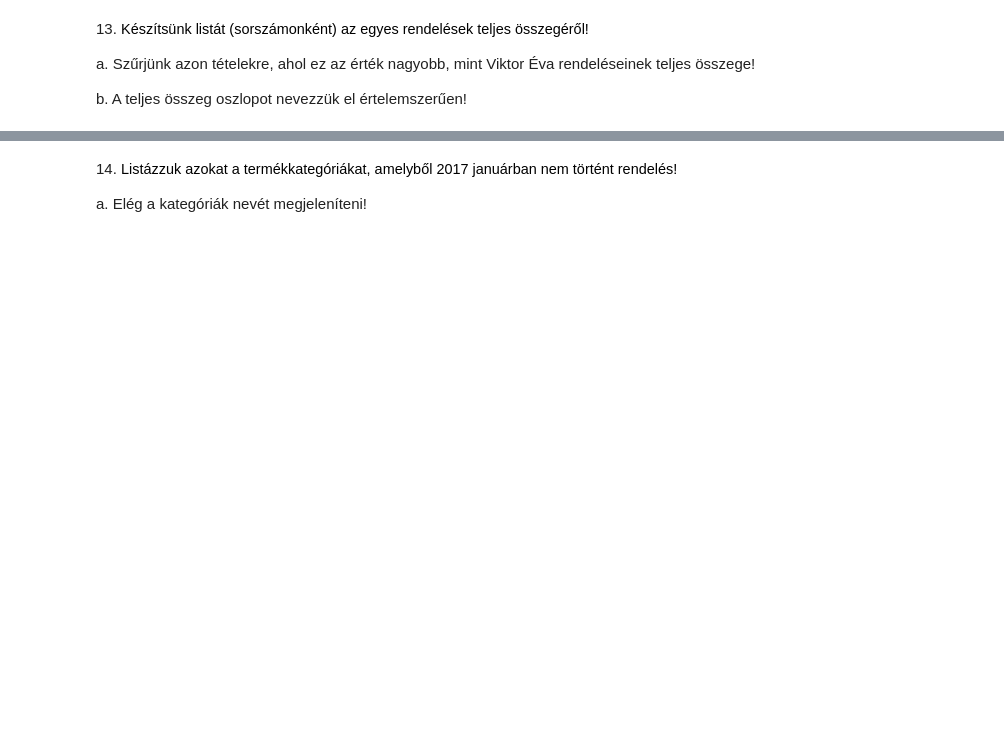
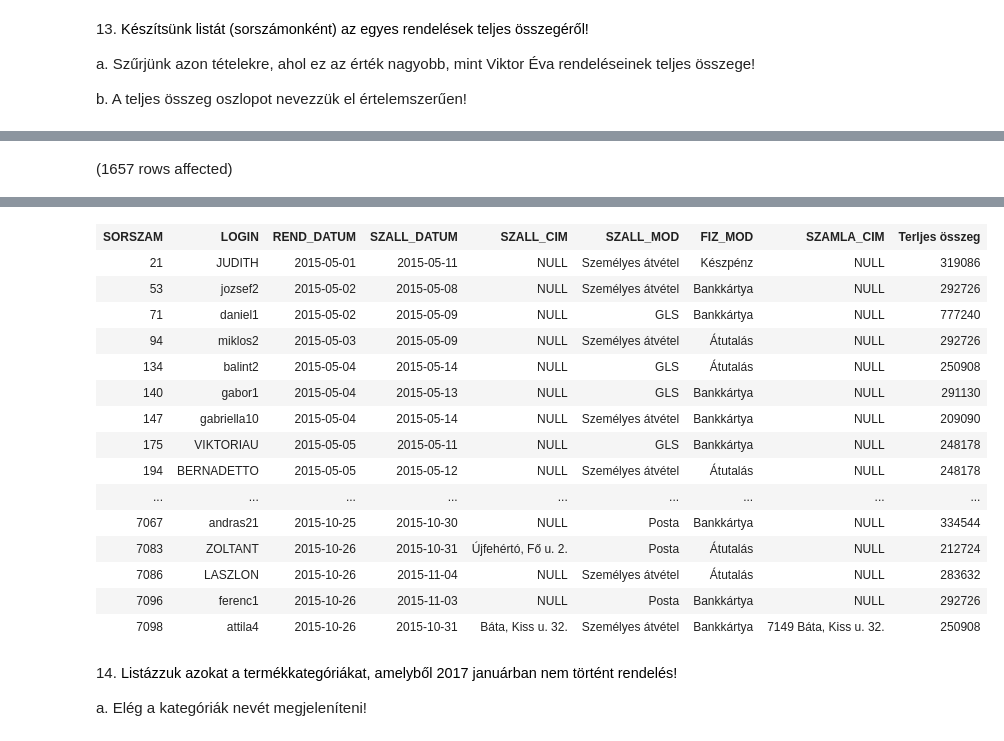
Before and after one commit to j6n0s/BCXA6D_Adatbazisok, a Jupyter notebook: gyakorlat06_feladatok.ipynb, the cells around one changed output, grey strips where cells are left out. Drawn from its saved outputs; the diff is of its cells as text; code cells hidden in the pictures; blank space fills up the shorter version.

```diff
--- a/gyakorlat06_feladatok.ipynb
+++ b/gyakorlat06_feladatok.ipynb
@@ -303,0 +375,12 @@ Total execution time: 00:00:00
+# %%
+SELECT  r.*,
+        rt.EGYSEGAR*rt.MENNYISEG AS 'Terljes összeg'
+FROM Rendeles r JOIN Rendeles_tetel rt ON r.SORSZAM = rt.SORSZAM
+WHERE rt.EGYSEGAR*rt.MENNYISEG > (
+    SELECT DISTINCT SUM(rt.EGYSEGAR*rt.MENNYISEG) OVER(PARTITION BY u.NEV)
+    FROM Rendeles r JOIN Rendeles_tetel rt ON r.SORSZAM = rt.SORSZAM
+                    JOIN Ugyfel u ON r.[LOGIN] = u.[LOGIN]
+    WHERE u.NEV = 'Viktor Éva'
+)
+# %% [output]
+(1657 rows affected)
@@ -304,3 +388,19 @@ Total execution time: 00:00:00
+| SORSZAM | LOGIN | REND_DATUM | SZALL_DATUM | SZALL_CIM | SZALL_MOD | FIZ_MOD | SZAMLA_CIM | Terljes összeg |
+| 21 | JUDITH | 2015-05-01 | 2015-05-11 | NULL | Személyes átvétel | Készpénz | NULL | 319086 |
+| 53 | jozsef2 | 2015-05-02 | 2015-05-08 | NULL | Személyes átvétel | Bankkártya | NULL | 292726 |
+| 71 | daniel1 | 2015-05-02 | 2015-05-09 | NULL | GLS | Bankkártya | NULL | 777240 |
+| 94 | miklos2 | 2015-05-03 | 2015-05-09 | NULL | Személyes átvétel | Átutalás | NULL | 292726 |
+| 134 | balint2 | 2015-05-04 | 2015-05-14 | NULL | GLS | Átutalás | NULL | 250908 |
+| 140 | gabor1 | 2015-05-04 | 2015-05-13 | NULL | GLS | Bankkártya | NULL | 291130 |
+| 147 | gabriella10 | 2015-05-04 | 2015-05-14 | NULL | Személyes átvétel | Bankkártya | NULL | 209090 |
+| 175 | VIKTORIAU | 2015-05-05 | 2015-05-11 | NULL | GLS | Bankkártya | NULL | 248178 |
+| 194 | BERNADETTO | 2015-05-05 | 2015-05-12 | NULL | Személyes átvétel | Átutalás | NULL | 248178 |
+| ... | ... | ... | ... | ... | ... | ... | ... | ... |
+| 7067 | andras21 | 2015-10-25 | 2015-10-30 | NULL | Posta | Bankkártya | NULL | 334544 |
+| 7083 | ZOLTANT | 2015-10-26 | 2015-10-31 | Újfehértó, Fő u. 2. | Posta | Átutalás | NULL | 212724 |
+| 7086 | LASZLON | 2015-10-26 | 2015-11-04 | NULL | Személyes átvétel | Átutalás | NULL | 283632 |
+| 7096 | ferenc1 | 2015-10-26 | 2015-11-03 | NULL | Posta | Bankkártya | NULL | 292726 |
+| 7098 | attila4 | 2015-10-26 | 2015-10-31 | Báta, Kiss u. 32. | Személyes átvétel | Bankkártya | 7149 Báta, Kiss u. 32. | 250908 |
 # %% [markdown]
 14. <span style="background-color: rgb(255, 255, 255); color: rgb(0, 0, 0); font-family: &quot;Open Sans&quot;, sans-serif; font-size: 14.44px;">Listázzuk azokat a termékkategóriákat, amelyből 2017 januárban nem történt rendelés!&nbsp;</span>
 
```
Also changed, not shown: parts of 19 cells of this notebook.
